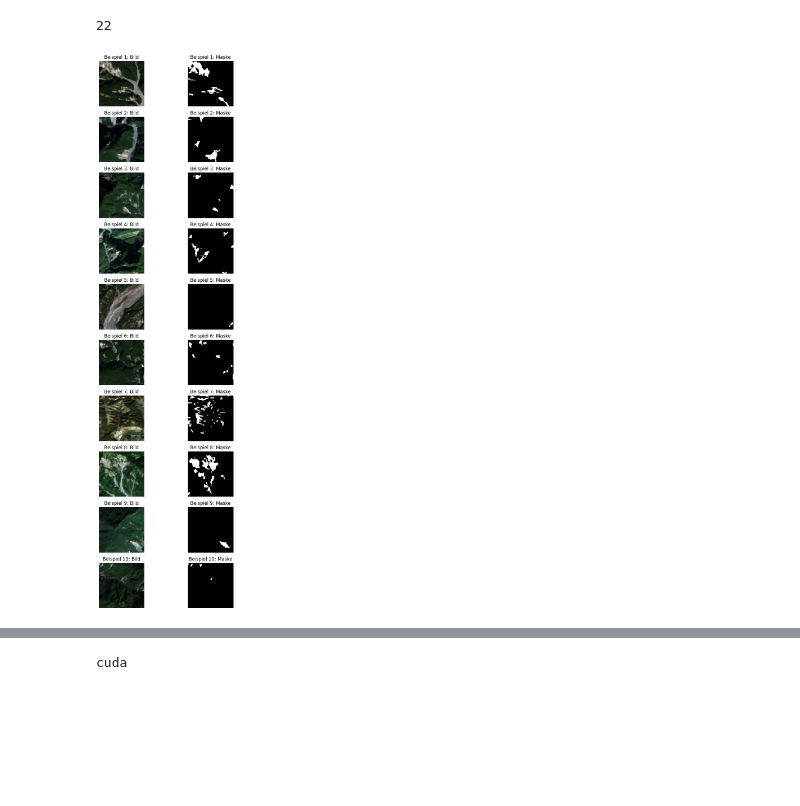
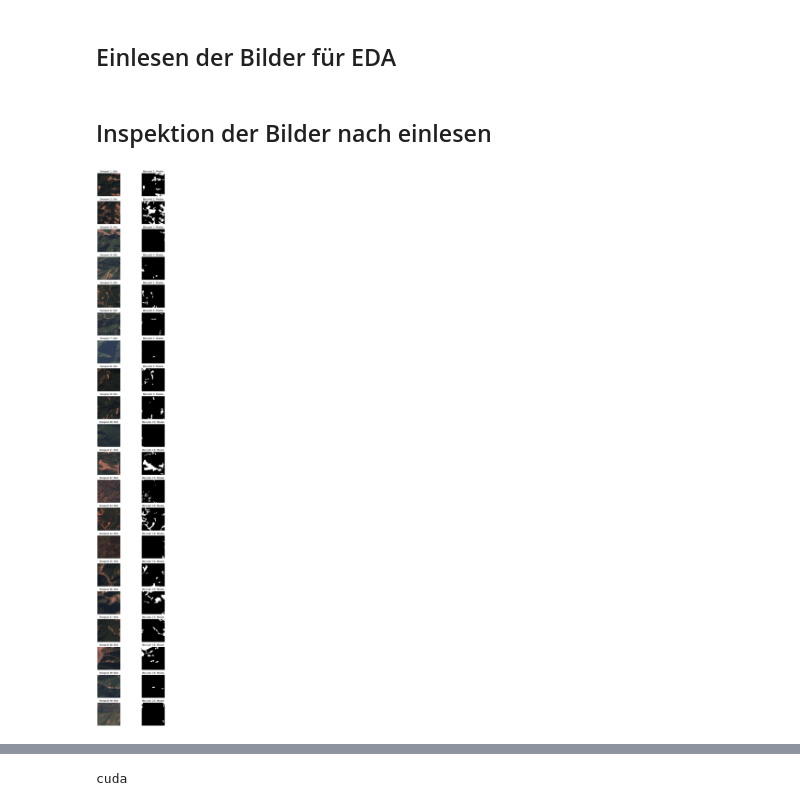
Before and after one commit to patschue/DLBS_landslides, a Jupyter notebook: first_try.ipynb, the cells around one changed output, grey strips where cells are left out. Saved outputs shown, nothing was run; the diff lists cells and outputs as text; code cells hidden in the pictures; blank space fills up the shorter version.

Commit message:
Improvements eda and data class

```diff
--- a/first_try.ipynb
+++ b/first_try.ipynb
@@ -50,0 +75,16 @@ plt.show()
+# %%
+value_counter = defaultdict(int)
+
+# Durch alle Masken in der Liste gehen
+for mask_path in mask_files:
+    # Bild mit PIL laden
+    mask = Image.open(mask_path)
+
+    # Alle eindeutigen Werte in der Maske zählen
+    values, counts = np.unique(np.array(mask), return_counts=True)
+    for value, count in zip(values, counts):
+        value_counter[value] += count
+
+# Ergebnisse drucken
+for value, count in value_counter.items():
+    print(f"Wert {value}: {count} Pixel")
@@ -119,4 +206,5 @@ test_loader = DataLoader(test_data, batch_size=64, shuffle=False)
-# %%
-len(train_loader)
-# %% [output]
-22
+# %% [markdown]
+## Einlesen der Bilder für EDA
+# %%
+eda_train_data = SegmentationDataset(root='data', split='train', transform_mode='normalize')
+eda_train_loader = DataLoader(eda_train_data, batch_size=64, shuffle=True)
@@ -123,23 +222,24 @@ len(train_loader)
+# %% [markdown]
+## Inspektion der Bilder nach einlesen
 # %%
-# Eine Charge von Daten aus dem DataLoader holen
-images, masks = next(iter(train_loader))
+images, masks = next(iter(eda_train_loader))
 
-fig, axs = plt.subplots(10, 2, figsize=(8, 20))  # 10 Reihen, 2 Spalten
+fig, axs = plt.subplots(20, 2, figsize=(8, 40))  # 10 Reihen, 2 Spalten
 
-for i in range(10):
+for i in range(20):
     # Bild
     image = images[i].numpy().transpose((1, 2, 0))
     axs[i, 0].imshow(image)
     axs[i, 0].axis('off')
     axs[i, 0].set_title(f'Beispiel {i + 1}: Bild')
 
     # Maske
     mask = masks[i][0].numpy()  # Beachte, dass wir nur den ersten Kanal für die Maske benötigen
     axs[i, 1].imshow(mask, cmap="gray")
     axs[i, 1].axis('off')
     axs[i, 1].set_title(f'Beispiel {i + 1}: Maske')
 
 plt.tight_layout()
 plt.show()
 # %% [output]
-[figure, old version]
+[figure, new version]
```
Also changed, not shown: parts of 26 cells of this notebook.
